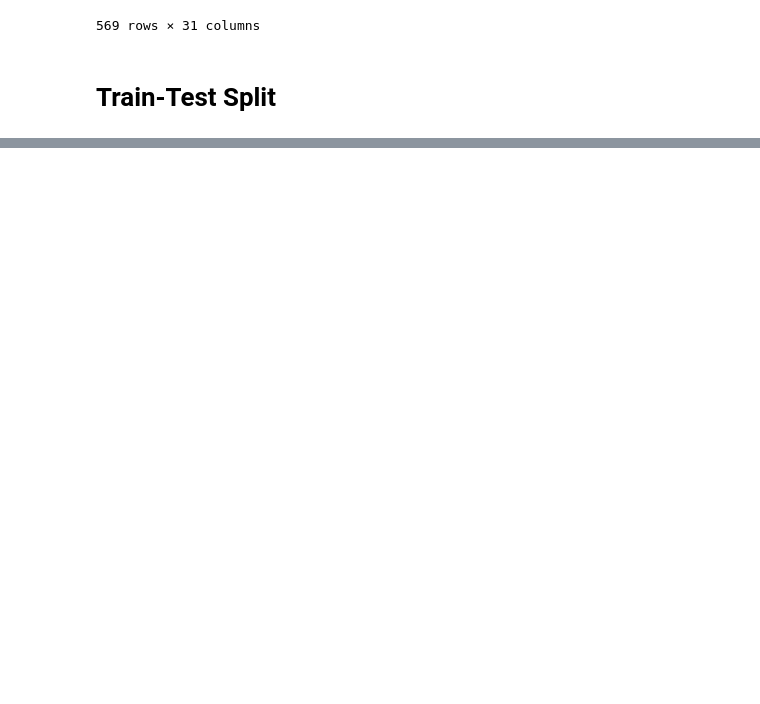
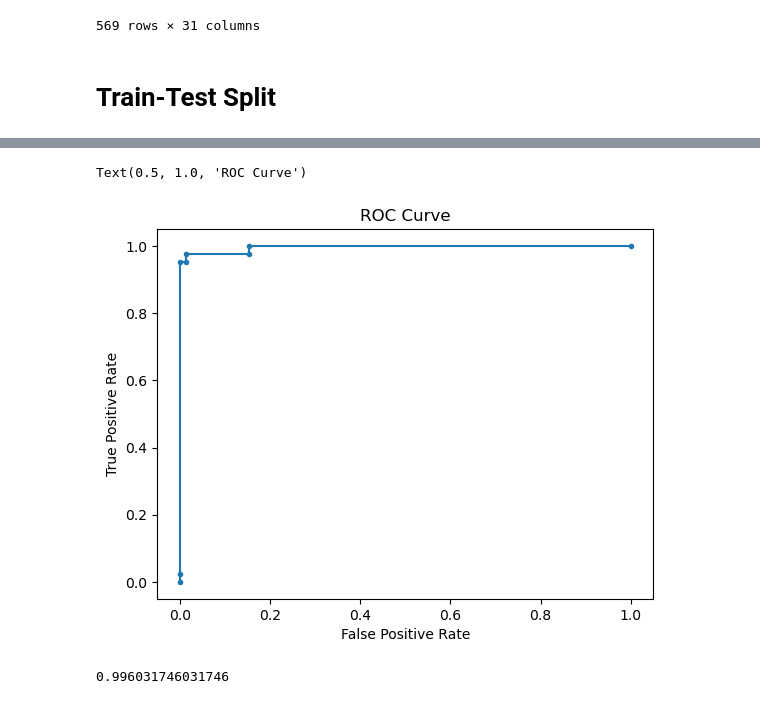
Before and after one commit to yassmin-ali-19/simple-classification-model, a Jupyter notebook: Breast_Cancer_Classification_Project.ipynb, the cells around one changed output, grey strips where cells are left out. Saved outputs shown, nothing was run; the diff lists cells and outputs as text; code cells hidden in the pictures; blank space fills up the shorter version.

```diff
--- a/Breast_Cancer_Classification_Project.ipynb
+++ b/Breast_Cancer_Classification_Project.ipynb
@@ -239,0 +267,15 @@ X_train, X_test, y_train, y_test = train_test_split(
+# %%
+y_prob = model.predict_proba(X_test)[:, 1]
+fpr, tpr, threshold = roc_curve(y_test, y_prob)
+plt.plot(fpr, tpr, marker='.')
+plt.xlabel('False Positive Rate')
+plt.ylabel('True Positive Rate')
+plt.title('ROC Curve')
+# %% [output]
+Text(0.5, 1.0, 'ROC Curve')
+[figure, added]
+# %%
+auc=roc_auc_score(y_test,y_prob)
+auc
+# %% [output]
+0.996031746031746
```
Also changed, not shown: parts of 12 cells of this notebook.
